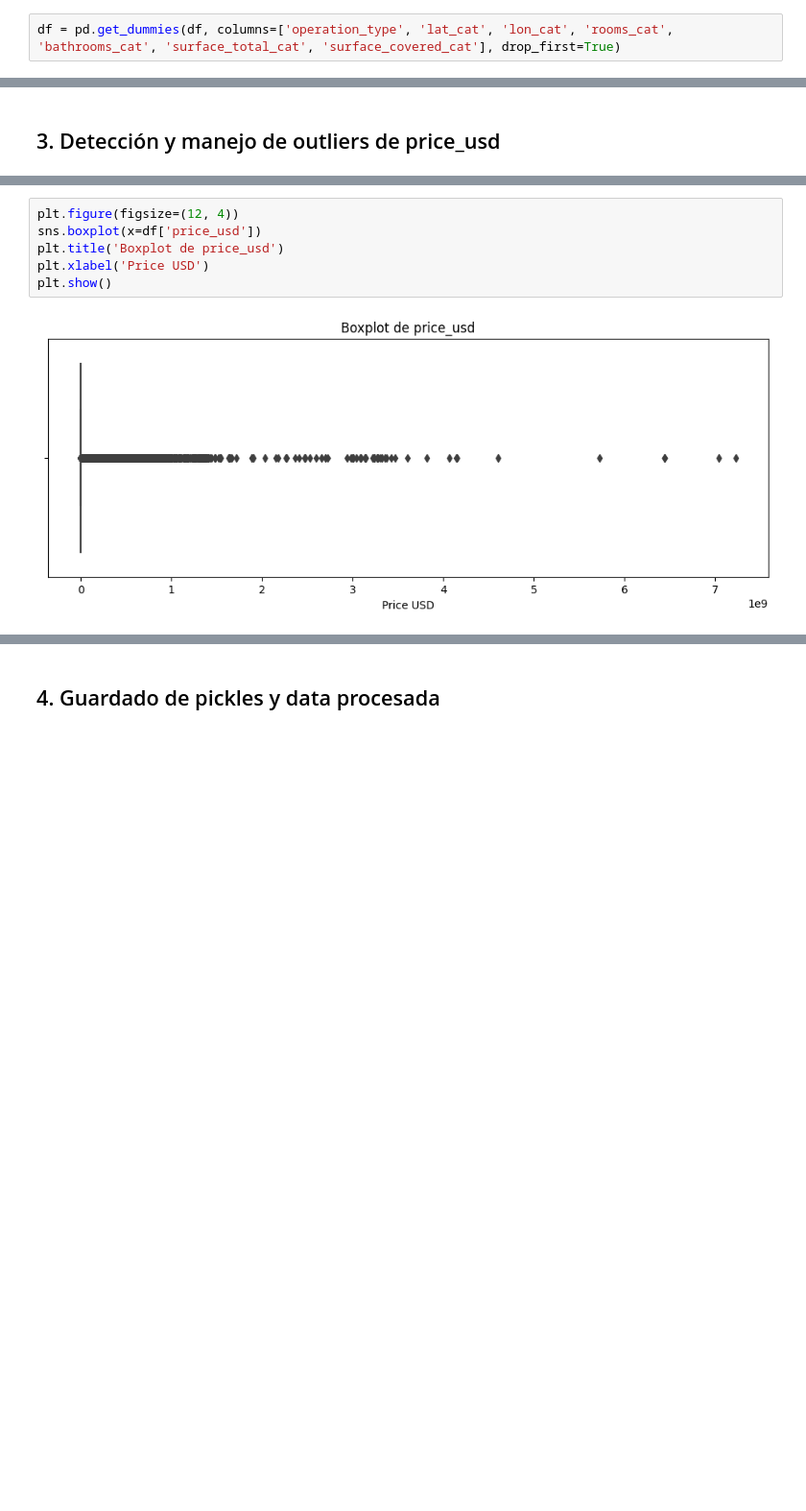
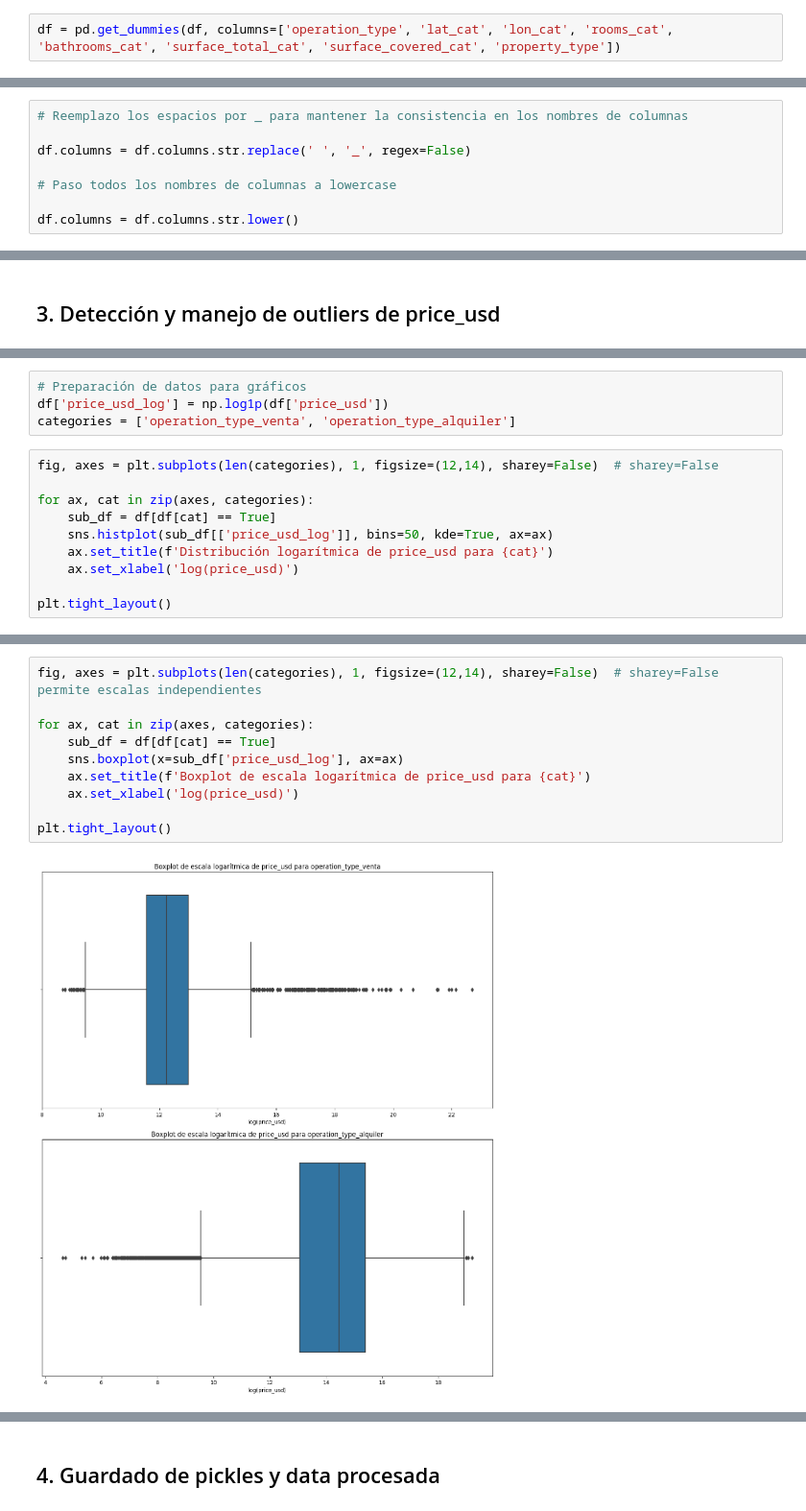
Before and after one commit to pixelciosa/Model_Price_prediction, a Jupyter notebook: notebooks/01_EDA.ipynb, the cells around one changed output, grey strips where cells are left out. Shown at 96% size. Cells and saved outputs as stored; diff of their text form; blank space fills up the shorter version.

Commit message:
Update: Categories adjustments and a better visualization of outliers

```diff
--- a/notebooks/01_EDA.ipynb
+++ b/notebooks/01_EDA.ipynb
@@ -665,7 +670,7 @@ Ahora estamos listos para hacer One Hot Encoding
 # %% [markdown]
 ### 2.5 One Hot Encoding
 # %%
-df = pd.get_dummies(df, columns=['operation_type', 'lat_cat', 'lon_cat', 'rooms_cat', 'bathrooms_cat', 'surface_total_cat', 'surface_covered_cat'], drop_first=True)
+df = pd.get_dummies(df, columns=['operation_type', 'lat_cat', 'lon_cat', 'rooms_cat', 'bathrooms_cat', 'surface_total_cat', 'surface_covered_cat', 'property_type'])
 # %%
 df.head()
 # %% [output]
@@ -678,3 +683,11 @@ df.head()
+# %%
+# Reemplazo los espacios por _ para mantener la consistencia en los nombres de columnas
+
+df.columns = df.columns.str.replace(' ', '_', regex=False)
+
+# Paso todos los nombres de columnas a lowercase
+
+df.columns = df.columns.str.lower()
 # %%
 df.columns
 # %% [output]
@@ -707,0 +752,14 @@ len(df.price_usd.unique())
+# %%
+# Preparación de datos para gráficos
+df['price_usd_log'] = np.log1p(df['price_usd'])
+categories = ['operation_type_venta', 'operation_type_alquiler']
+# %%
+fig, axes = plt.subplots(len(categories), 1, figsize=(12,14), sharey=False)  # sharey=False
+
+for ax, cat in zip(axes, categories):
+    sub_df = df[df[cat] == True]
+    sns.histplot(sub_df[['price_usd_log']], bins=50, kde=True, ax=ax)
+    ax.set_title(f'Distribución logarítmica de price_usd para {cat}')
+    ax.set_xlabel('log(price_usd)')
+
+plt.tight_layout()
@@ -708,9 +768,13 @@ len(df.price_usd.unique())
 # %%
-plt.figure(figsize=(12, 4))
-sns.boxplot(x=df['price_usd'])
-plt.title('Boxplot de price_usd')
-plt.xlabel('Price USD')
-plt.show()
+fig, axes = plt.subplots(len(categories), 1, figsize=(12,14), sharey=False)  # sharey=False permite escalas independientes
+
+for ax, cat in zip(axes, categories):
+    sub_df = df[df[cat] == True]
+    sns.boxplot(x=sub_df['price_usd_log'], ax=ax)
+    ax.set_title(f'Boxplot de escala logarítmica de price_usd para {cat}')
+    ax.set_xlabel('log(price_usd)')
+
+plt.tight_layout()
 # %% [output]
-[figure, old version]
+[figure, new version]
 # %%
```
Also changed, not shown: parts of 41 cells of this notebook.
